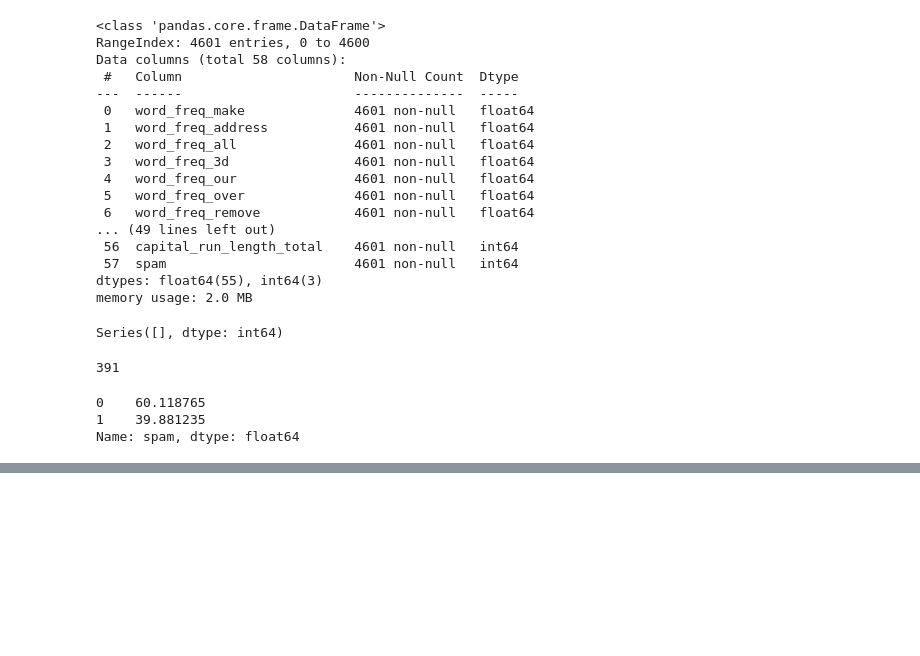
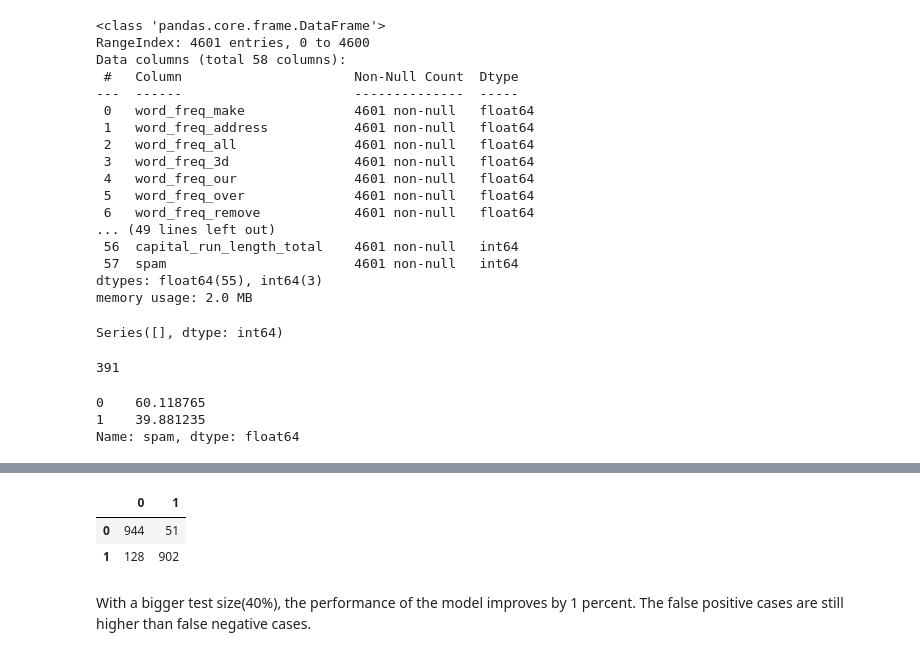
Before and after one commit to EllieMwangi/NaiveBayes-KNN-Classification, a Jupyter notebook: Naive_Bayes_Spam_Email_Detector.ipynb, the cells around one changed output, grey strips where cells are left out. Drawn from its saved outputs; the diff is of its cells as text; code cells hidden in the pictures; blank space fills up the shorter version.

```diff
--- a/Naive_Bayes_Spam_Email_Detector.ipynb
+++ b/Naive_Bayes_Spam_Email_Detector.ipynb
@@ -228,0 +287,22 @@ plt.xlable('Number ')
+# %%
+# Apply different test size split
+
+# Split data into train and test sets
+x_train, x_test, y_train, y_test = train_test_split(X_res, y_res, test_size=.4, random_state=34)
+
+# Scale data
+scaler = MinMaxScaler().fit(x_train)
+x_train = scaler.transform(x_train)
+x_test = scaler.transform(x_test)
+
+# Apply LDA transformation
+x_train_lda = lda.transform(x_train)
+x_test_lda = lda.transform(x_test)
+
+# Modelling
+gaussian_bayes = GaussianNB()
+gaussian_bayes.fit(x_train_lda, y_train)
+
+gaussian_pred = gaussian_bayes.predict(x_test_lda)
+
+print(classification_report(y_test, gaussian_pred))
@@ -228,0 +318,10 @@ plt.xlable('Number ')
+# %%
+# Get confusion matrix
+matrix = confusion_matrix(y_test, gaussian_pred)
+pd.DataFrame(matrix, columns=[0,1], index=[0,1])
+# %% [output]
+|  | 0 | 1 |
+| 0 | 944 | 51 |
+| 1 | 128 | 902 |
+# %% [markdown]
+With a bigger test size(40%), the performance of the model improves by 1 percent. The false positive cases are still higher than false negative cases.
```
Also changed, not shown: parts of 26 cells of this notebook.
